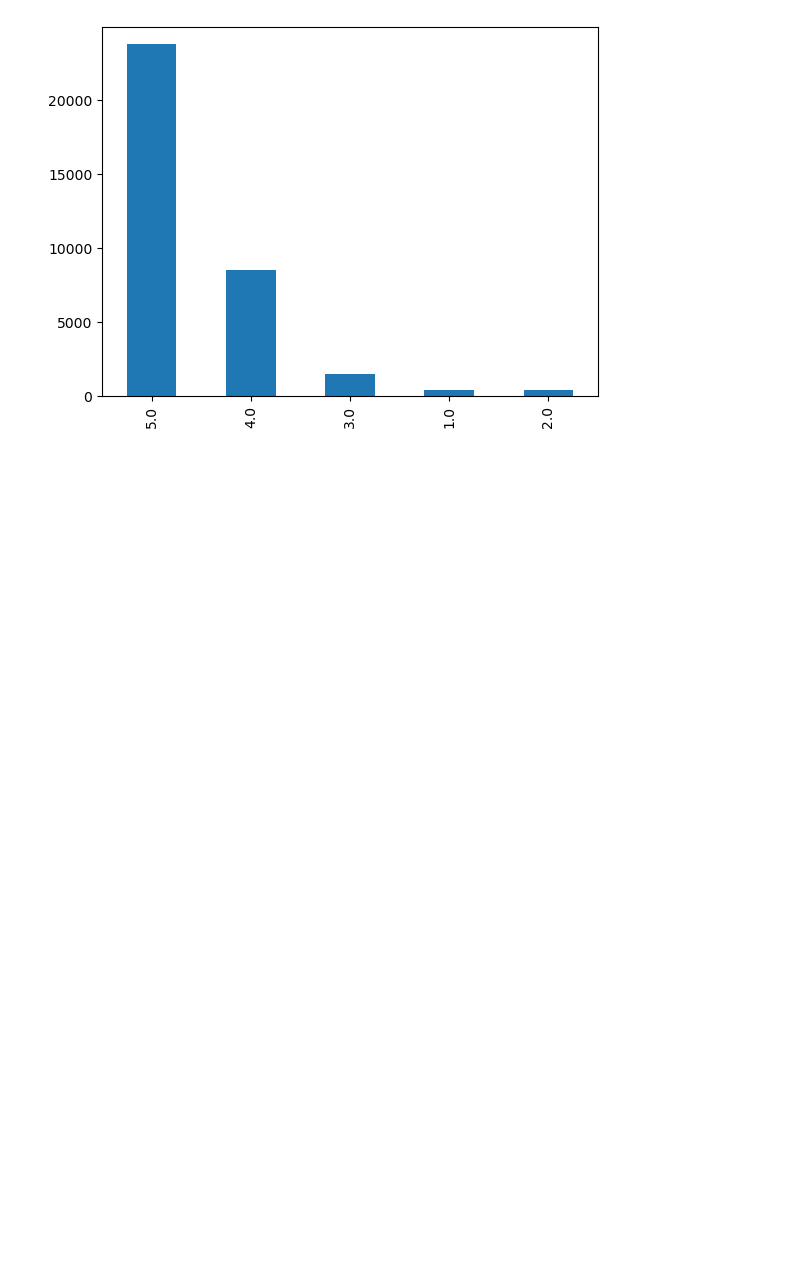
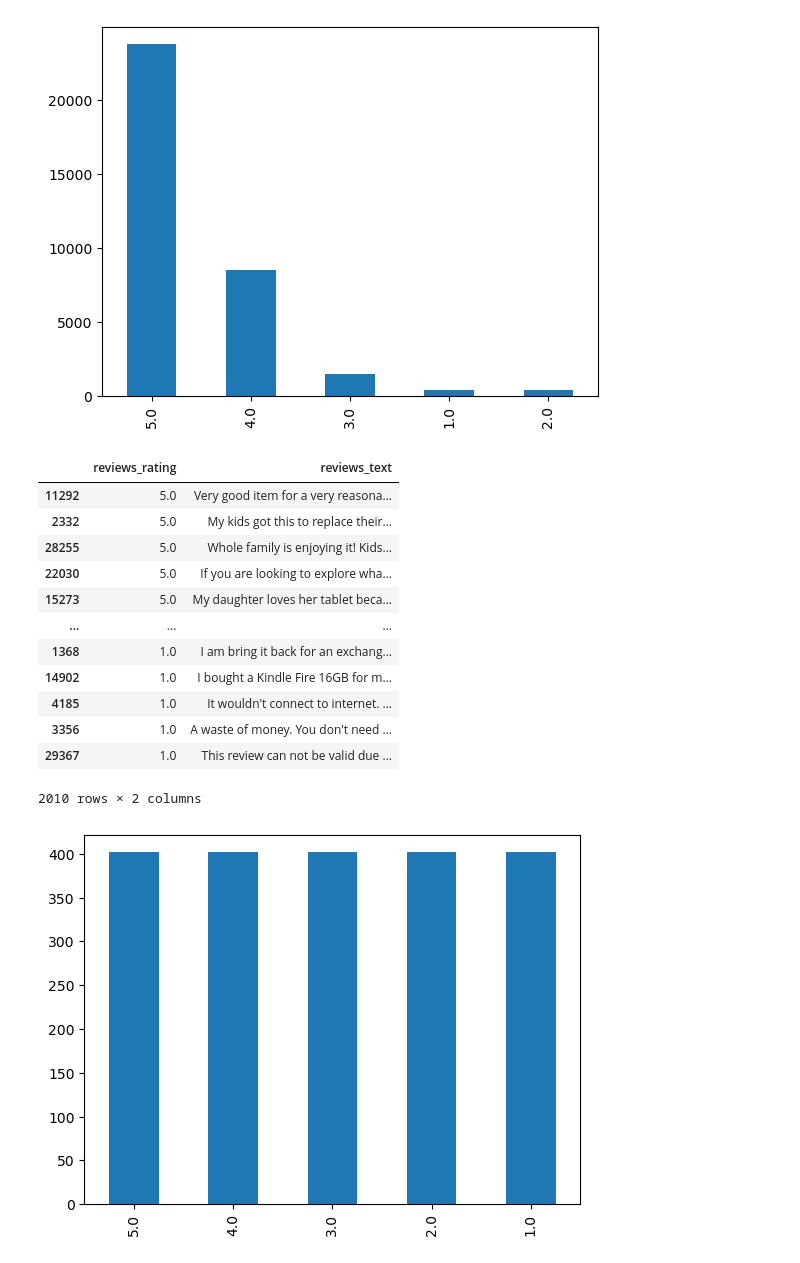
Before and after one commit to CCCaLebF/nlp-sentiment-analysis, a Jupyter notebook: amazon.ipynb, the cells around one changed output. Cells and saved outputs as stored; diff of their text form; code cells hidden in the pictures; blank space fills up the shorter version.

```diff
--- a/amazon.ipynb
+++ b/amazon.ipynb
@@ -27,3 +27,42 @@ amzn["reviews_rating"].value_counts(ascending=True)
 5.0    23774
 Name: reviews_rating, dtype: int64
 [figure]
+# %%
+# perform undersampling to get balanced dataset
+
+least_class_amount, class_1, class_3, class_4, class_5 = amzn.reviews_rating.value_counts(ascending=True)
+
+# create separate dataframes for each rating
+c5 = amzn[amzn["reviews_rating"] == 5.0]
+c4 = amzn[amzn["reviews_rating"] == 4.0]
+c3 = amzn[amzn["reviews_rating"] == 3.0]
+c2 = amzn[amzn["reviews_rating"] == 2.0]
+c1 = amzn[amzn["reviews_rating"] == 1.0]
+
+# randomly remove data to in each dataframe to match the number of rows in c2 which has the least amount of data
+df_5 = c5.sample(least_class_amount, random_state=100)
+df_4 = c4.sample(least_class_amount, random_state=100)
+df_3 = c3.sample(least_class_amount, random_state=100)
+df_1 = c1.sample(least_class_amount, random_state=100)
+
+# concatenate all 5 dataframes into 1
+undersampled = pd.concat([df_5, df_4, df_3, c2, df_1], axis=0)
+amzn = undersampled
+amzn.reviews_rating.value_counts().plot.bar()
+amzn.reviews_rating.value_counts()
+amzn
+# %% [output]
+|  | reviews_rating | reviews_text |
+| 11292 | 5.0 | Very good item for a very reasona... |
+| 2332 | 5.0 | My kids got this to replace their... |
+| 28255 | 5.0 | Whole family is enjoying it! Kids... |
+| 22030 | 5.0 | If you are looking to explore wha... |
+| 15273 | 5.0 | My daughter loves her tablet beca... |
+| ... | ... | ... |
+| 1368 | 1.0 | I am bring it back for an exchang... |
+| 14902 | 1.0 | I bought a Kindle Fire 16GB for m... |
+| 4185 | 1.0 | It wouldn't connect to internet. ... |
+| 3356 | 1.0 | A waste of money. You don't need ... |
+| 29367 | 1.0 | This review can not be valid due ... |
+2010 rows × 2 columns
+[figure, added]
```
Also changed, not shown: parts of 13 cells of this notebook, 2 other files.
